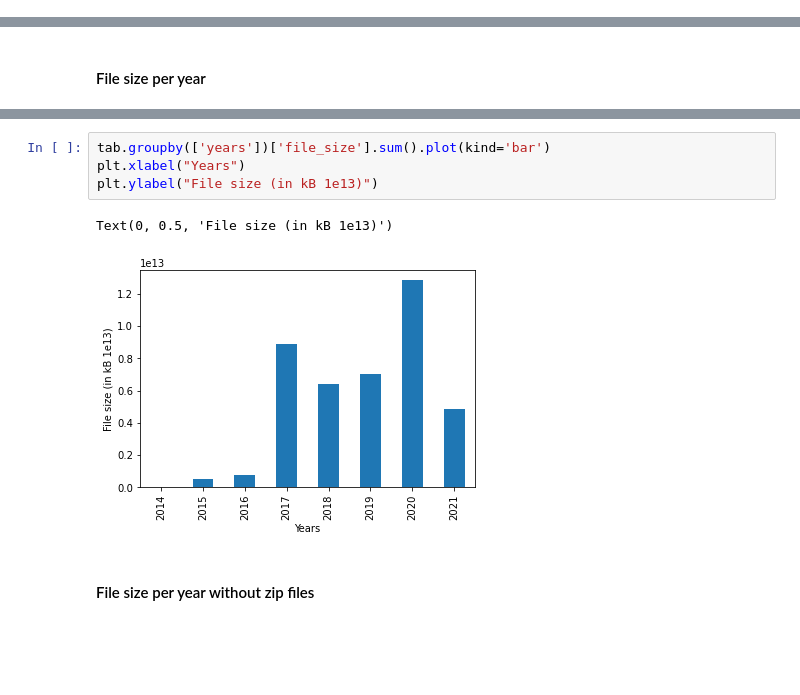
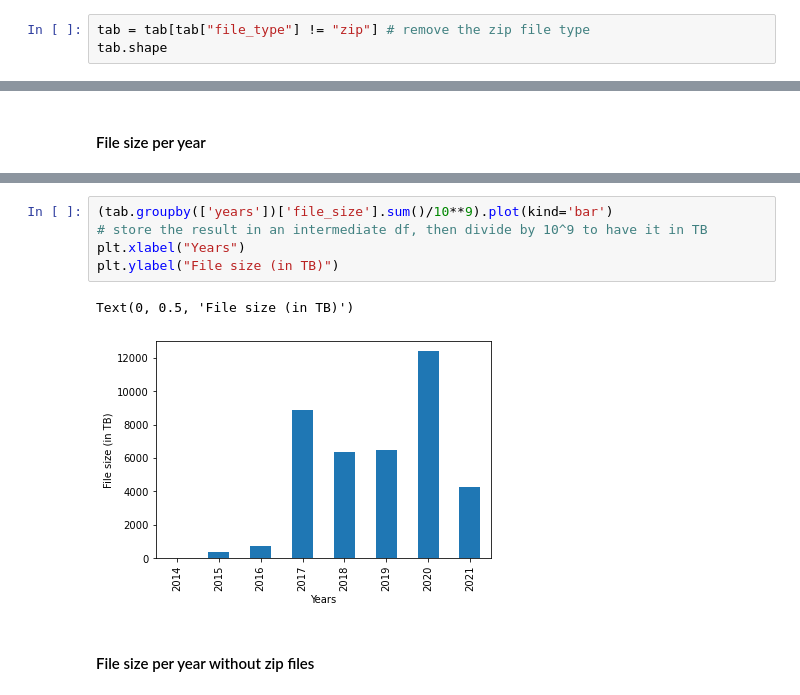
Before and after one commit to MDverse/mdws, a Jupyter notebook: analysis.ipynb, the cells around one changed output, grey strips where cells are left out. Saved outputs shown, nothing was run; the diff lists cells and outputs as text; blank space fills up the shorter version.

```diff
--- a/analysis.ipynb
+++ b/analysis.ipynb
@@ -57,3 +64,6 @@ for date in datasets["date_creation"]:
     years_data.append(int(date[:4]))
 
 datasets["years"] = years_data
+# %%
+tab = tab[tab["file_type"] != "zip"] # remove the zip file type
+tab.shape
@@ -166,10 +190,11 @@ Text(0, 0.5, 'Number of files')
 # %%
-tab.groupby(['years'])['file_size'].sum().plot(kind='bar')
+(tab.groupby(['years'])['file_size'].sum()/10**9).plot(kind='bar')
+# store the result in an intermediate df, then divide by 10^9 to have it in TB
 plt.xlabel("Years")
-plt.ylabel("File size (in kB 1e13)")
+plt.ylabel("File size (in TB)")
 # %% [output]
-Text(0, 0.5, 'File size (in kB 1e13)')
+Text(0, 0.5, 'File size (in TB)')
-[figure, old version]
+[figure, new version]
 # %% [markdown]
 #### File size per year without zip files
 # %%
```
Also changed, not shown: parts of 11 cells of this notebook.
